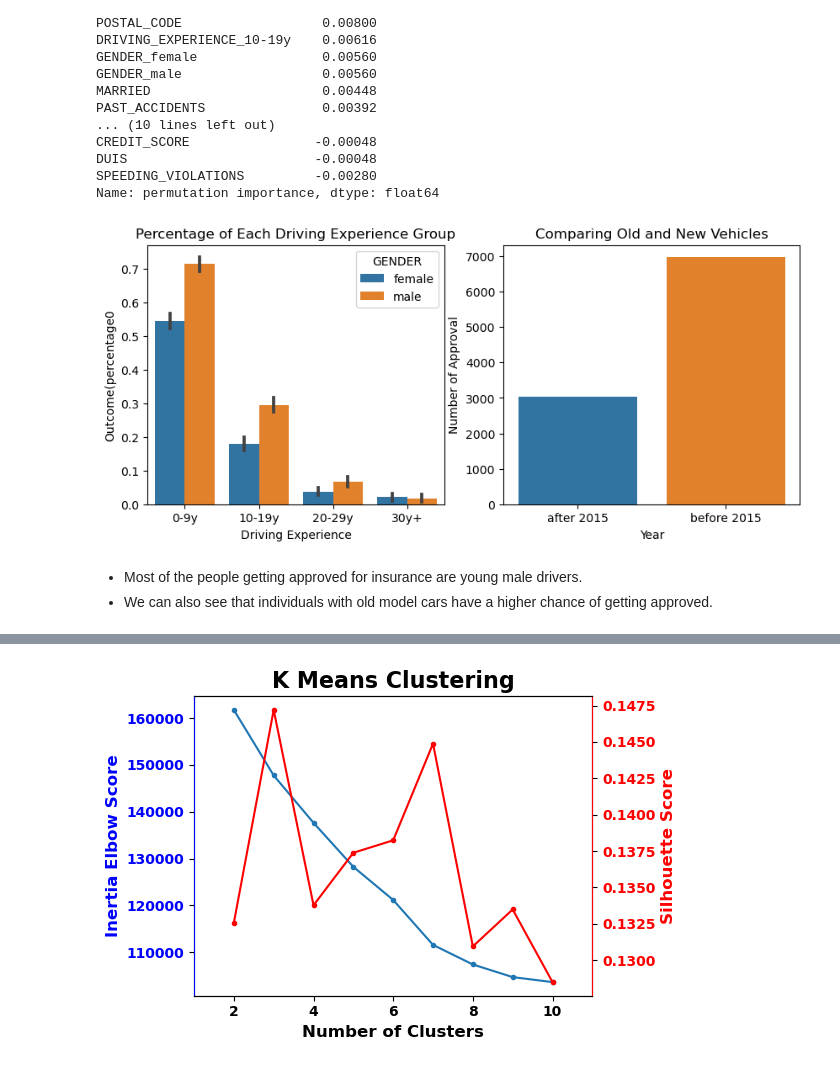
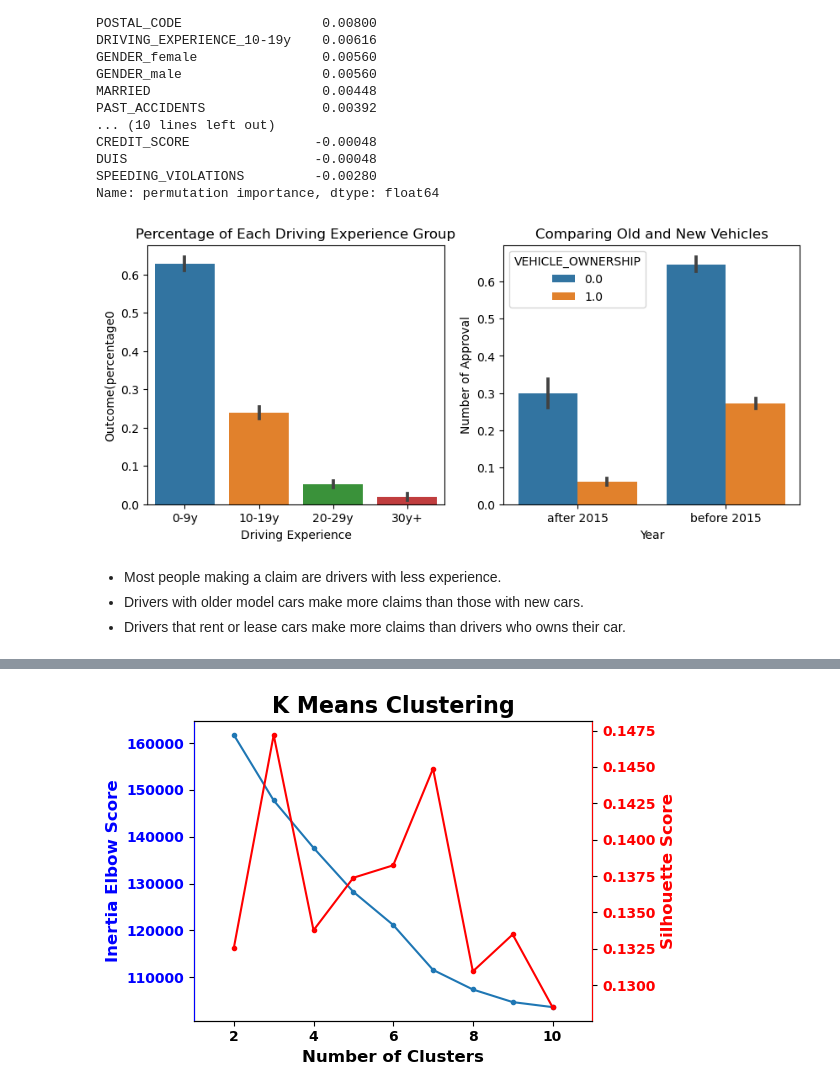
Before and after one commit to carlolopez03/Car-Insurance-Data, a Jupyter notebook: Car Insurance ML.ipynb, the cells around one changed output, grey strips where cells are left out. Cells and saved outputs as stored; diff of their text form; code cells hidden in the pictures.

```diff
--- a/Car Insurance ML.ipynb
+++ b/Car Insurance ML.ipynb
@@ -355,18 +372,19 @@ SPEEDING_VIOLATIONS         -0.00280
 Name: permutation importance, dtype: float64
 # %%
 fig, axes = plt.subplots(nrows = 1, ncols = 2, figsize = (10,4))
-sns.barplot(data=df, hue='GENDER', x = 'DRIVING_EXPERIENCE', y = 'OUTCOME', ax=axes[0])
+sns.barplot(data=df, x = 'DRIVING_EXPERIENCE', y = 'OUTCOME', ax=axes[0])
 axes[0].set_title('Percentage of Each Driving Experience Group', fontsize = 12)
 axes[0].set_ylabel("Outcome(percentage0")
 axes[0].set_xlabel("Driving Experience")
 # Subplot 2
-sns.countplot(data=df, x='VEHICLE_YEAR', ax=axes[1])
+sns.barplot(data=df, hue='VEHICLE_OWNERSHIP', x='VEHICLE_YEAR', y='OUTCOME', ax=axes[1])
 axes[1].set_title('Comparing Old and New Vehicles', fontsize = 12)
 axes[1].set_ylabel("Number of Approval")
 axes[1].set_xlabel("Year");
 # %% [output]
-[figure, old version]
+[figure, new version]
 # %% [markdown]
-- Most of the people getting approved for insurance are young male drivers.
-- We can also see that individuals with old model cars have a higher chance of getting approved.
+- Most people making a claim are drivers with less experience.
+- Drivers with older model cars make more claims than those with new cars.
+- Drivers that rent or lease cars make more claims than drivers who owns their car.
 # %%
```
Also changed, not shown: parts of 31 cells of this notebook.
